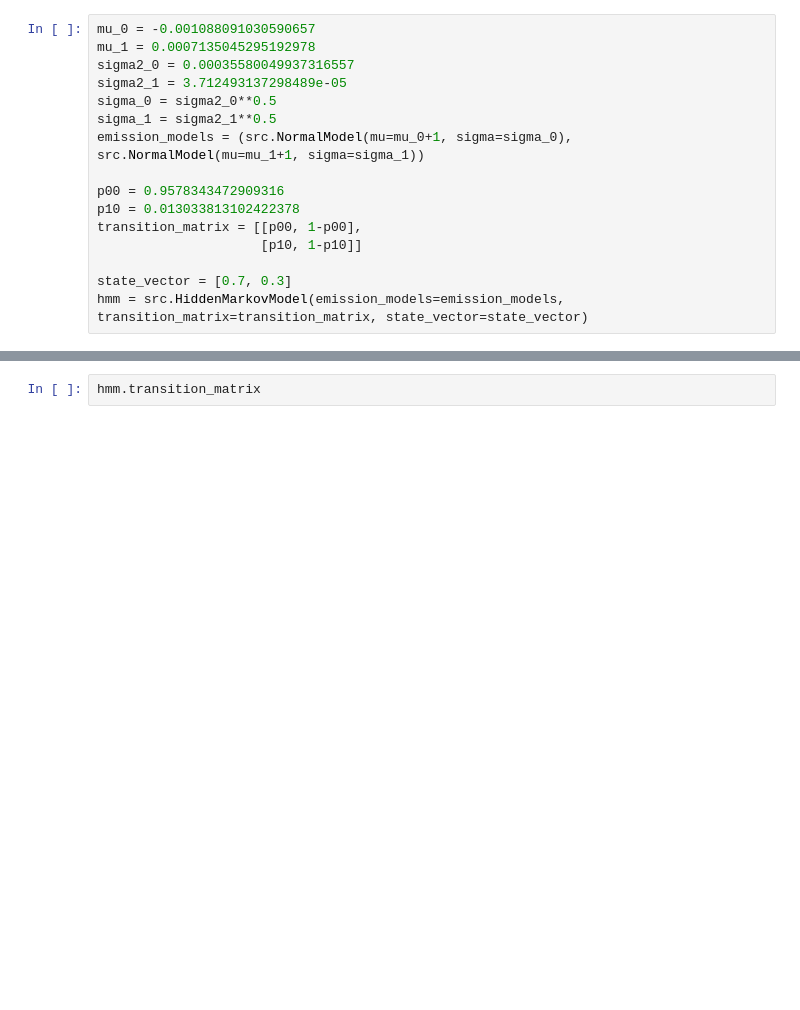
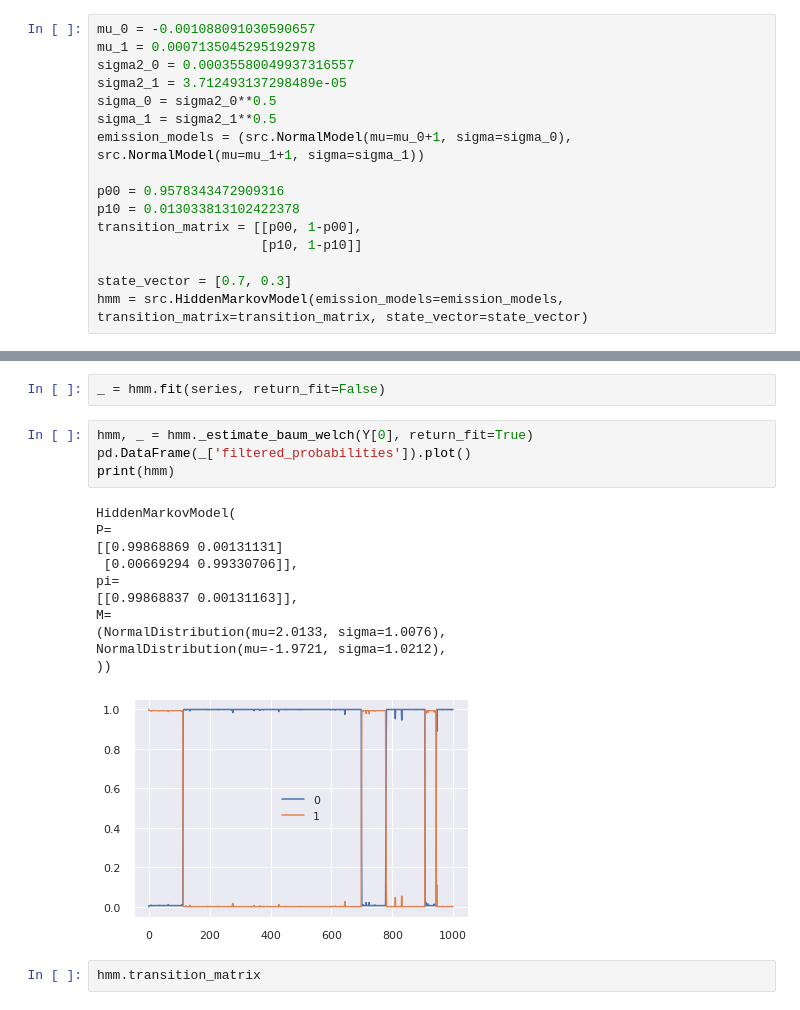
Before and after one commit to felixbrunner/hmm-real-vol, a Jupyter notebook: notebooks/01 - framework_plots.ipynb, the cells around one changed output, grey strips where cells are left out. Saved outputs shown, nothing was run; the diff lists cells and outputs as text; blank space fills up the shorter version.

```diff
--- a/notebooks/01 - framework_plots.ipynb
+++ b/notebooks/01 - framework_plots.ipynb
@@ -245,3 +269,21 @@ AssertionError: transition matrix rows need to sum to one
+# %%
+_ = hmm.fit(series, return_fit=False)
+# %%
+hmm, _ = hmm._estimate_baum_welch(Y[0], return_fit=True)
+pd.DataFrame(_['filtered_probabilities']).plot()
+print(hmm)
+# %% [output]
+HiddenMarkovModel(
+P=
+[[0.99868869 0.00131131]
+ [0.00669294 0.99330706]],
+pi=
+[[0.99868837 0.00131163]],
+M=
+(NormalDistribution(mu=2.0133, sigma=1.0076),
+NormalDistribution(mu=-1.9721, sigma=1.0212),
+))
+[figure, added]
 # %%
 hmm.transition_matrix
 # %% [output]
```
Also changed, not shown: parts of 9 cells of this notebook, 3 other files.
